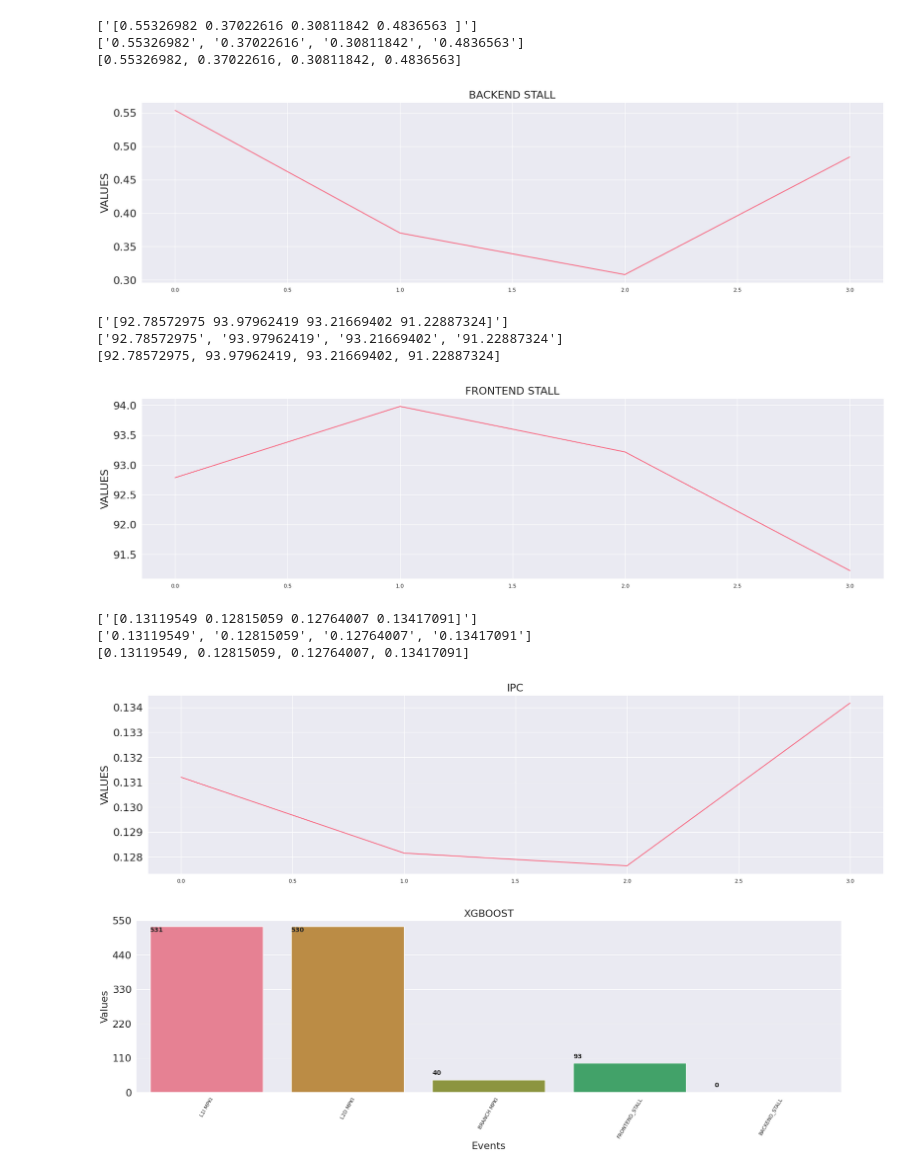
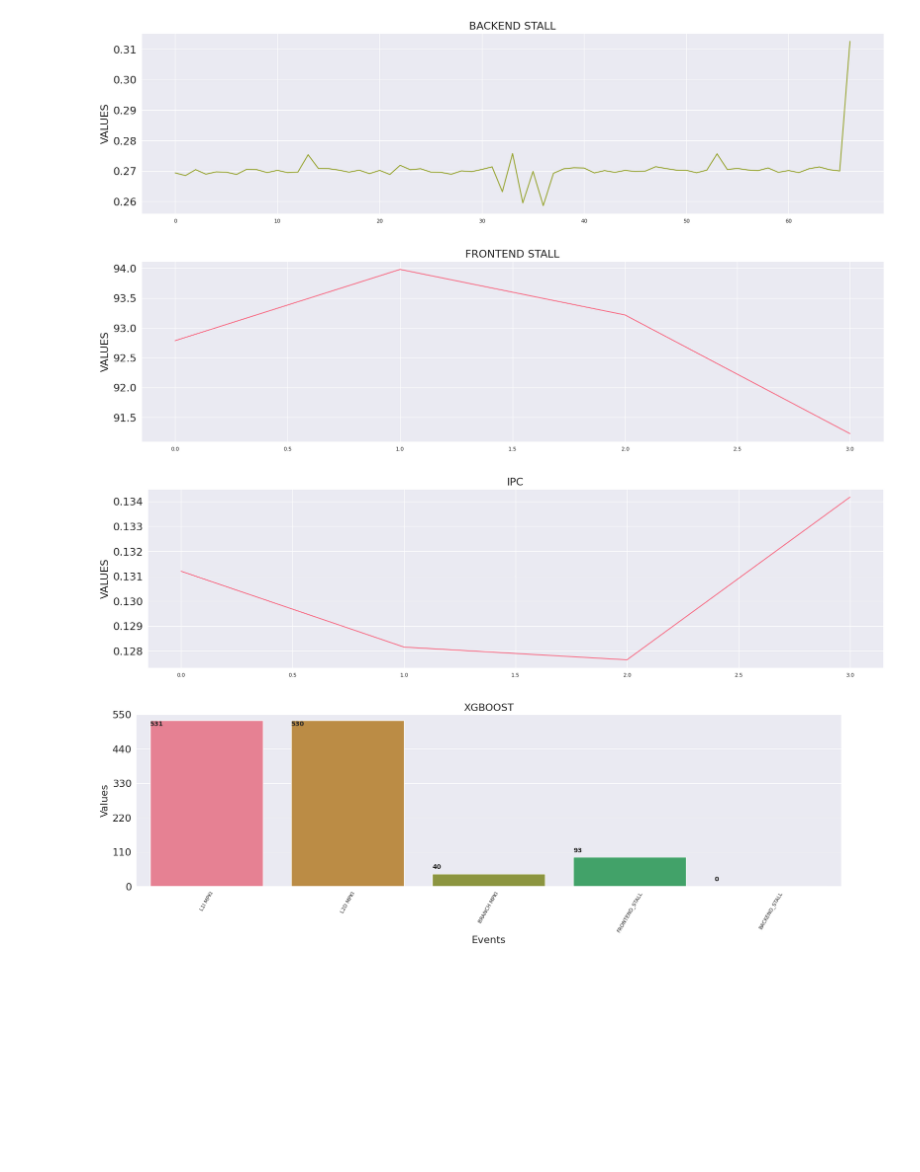
Before and after one commit to cyb70289/spa, a Jupyter notebook: lib/spa_topdown.ipynb, the cells around one changed output. Cells and saved outputs as stored; diff of their text form; code cells hidden in the pictures; blank space fills up the shorter version.

```diff
--- a/lib/spa_topdown.ipynb
+++ b/lib/spa_topdown.ipynb
@@ -65,45 +65,38 @@ def plot_metrics(df, query):
     ax, tmp = a.graph('Events', 'Values',do_not_sort = True, title = ('XGBOOST'),
         xlabel='Events',ylabel='Values' , label = True, data = df_new, kind = 'bar')
 # %%
-def plot_timeseries(df, event, title, ylabel):
+def plot_timeseries(df, event, title, ylabel, show = 0):
 
 
     df_ts = df.query(event)
 
     values_list = str(df_ts['Values_list'].values).strip()
-    print(values_list)
+    #print(values_list)
+    values_list = values_list.replace("\\n", " ")
 
     values_list = values_list[3:-3].strip().split(' ')
-    print(values_list)
+    #print(values_list)
 
-    values_list = [float(a) for a in values_list]
-    print(values_list)
-
-
-    plt.plot(values_list)
-    plt.ylabel(ylabel)
-    plt.title(title)
-    plt.show()
+    values_list = [float(a) for a in values_list if a]
+    #print(values_list)
+    if show == 1:
+        plt.plot(y4_data, label="IPC")
+        plt.ylabel(ylabel)
+        plt.title(title)
+        plt.show()
+    else:
+        return values_list
 # %%
-plot_timeseries(df_v1, "Events == 'BACKEND_STALL'", "BACKEND STALL", "VALUES")
+plot_timeseries(df_v1, "Events == 'BACKEND_STALL'", "BACKEND STALL", "VALUES", 1)
 # %% [output]
-['[0.55326982 0.37022616 0.30811842 0.4836563 ]']
-['0.55326982', '0.37022616', '0.30811842', '0.4836563']
-[0.55326982, 0.37022616, 0.30811842, 0.4836563]
-[figure, old version]
+[figure, new version]
 # %%
 plot_timeseries(df_v1, "Events == 'FRONTEND_STALL'", "FRONTEND STALL", "VALUES")
 # %% [output]
-['[92.78572975 93.97962419 93.21669402 91.22887324]']
-['92.78572975', '93.97962419', '93.21669402', '91.22887324']
-[92.78572975, 93.97962419, 93.21669402, 91.22887324]
 [figure]
 # %%
 plot_timeseries(df_v1, "Events == 'IPC'", "IPC", "VALUES")
 # %% [output]
-['[0.13119549 0.12815059 0.12764007 0.13417091]']
-['0.13119549', '0.12815059', '0.12764007', '0.13417091']
-[0.13119549, 0.12815059, 0.12764007, 0.13417091]
 [figure]
 # %%
 plot_metrics(df_v1, 'Events == "FRONTEND_STALL" or Events == "BRANCH MPKI" or Events == "L2D MPKI" or Events == "L1I MPKI" or Events == "BACKEND_STALL" ')
```
Also changed, not shown: parts of 13 cells of this notebook, 1 other file.
